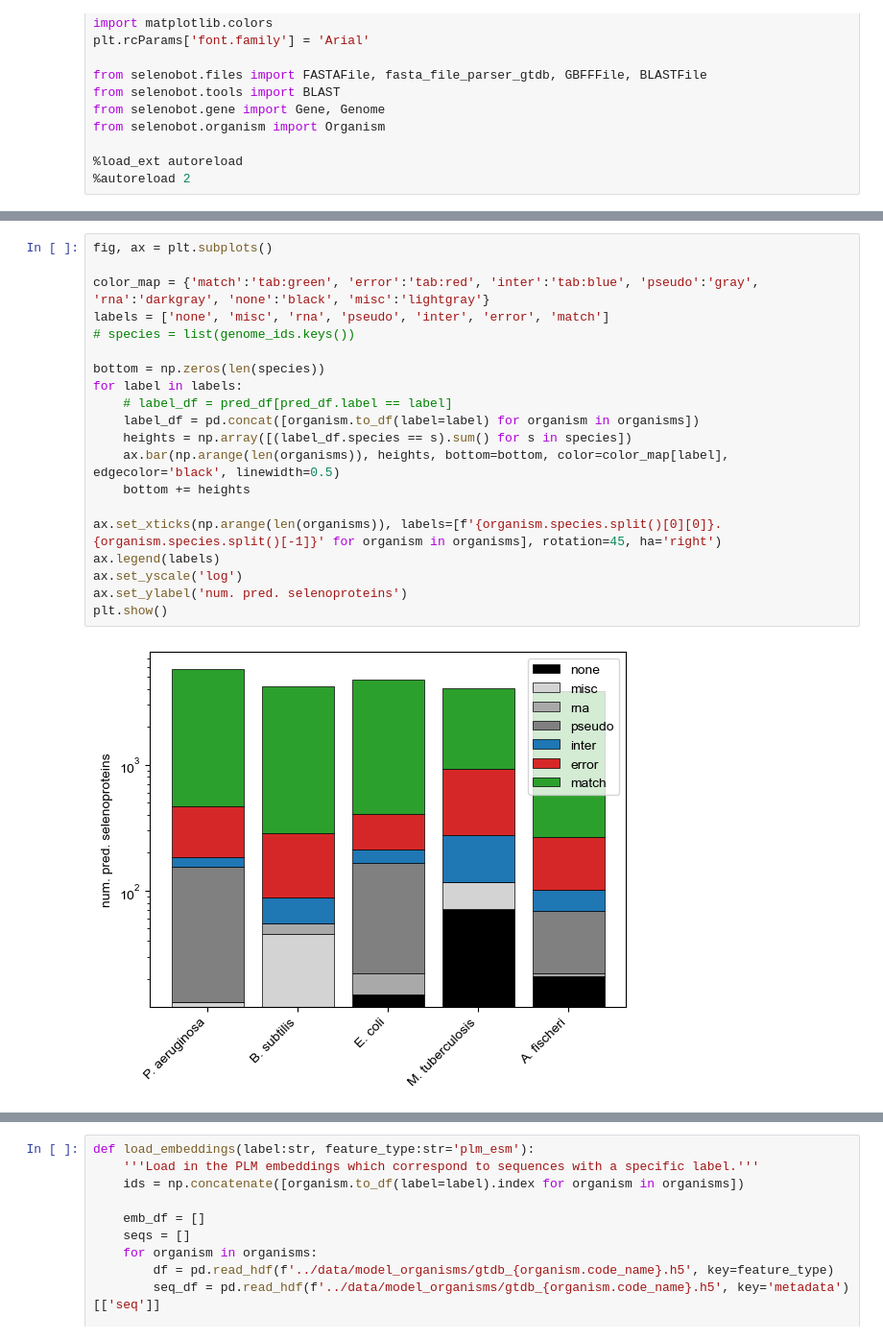
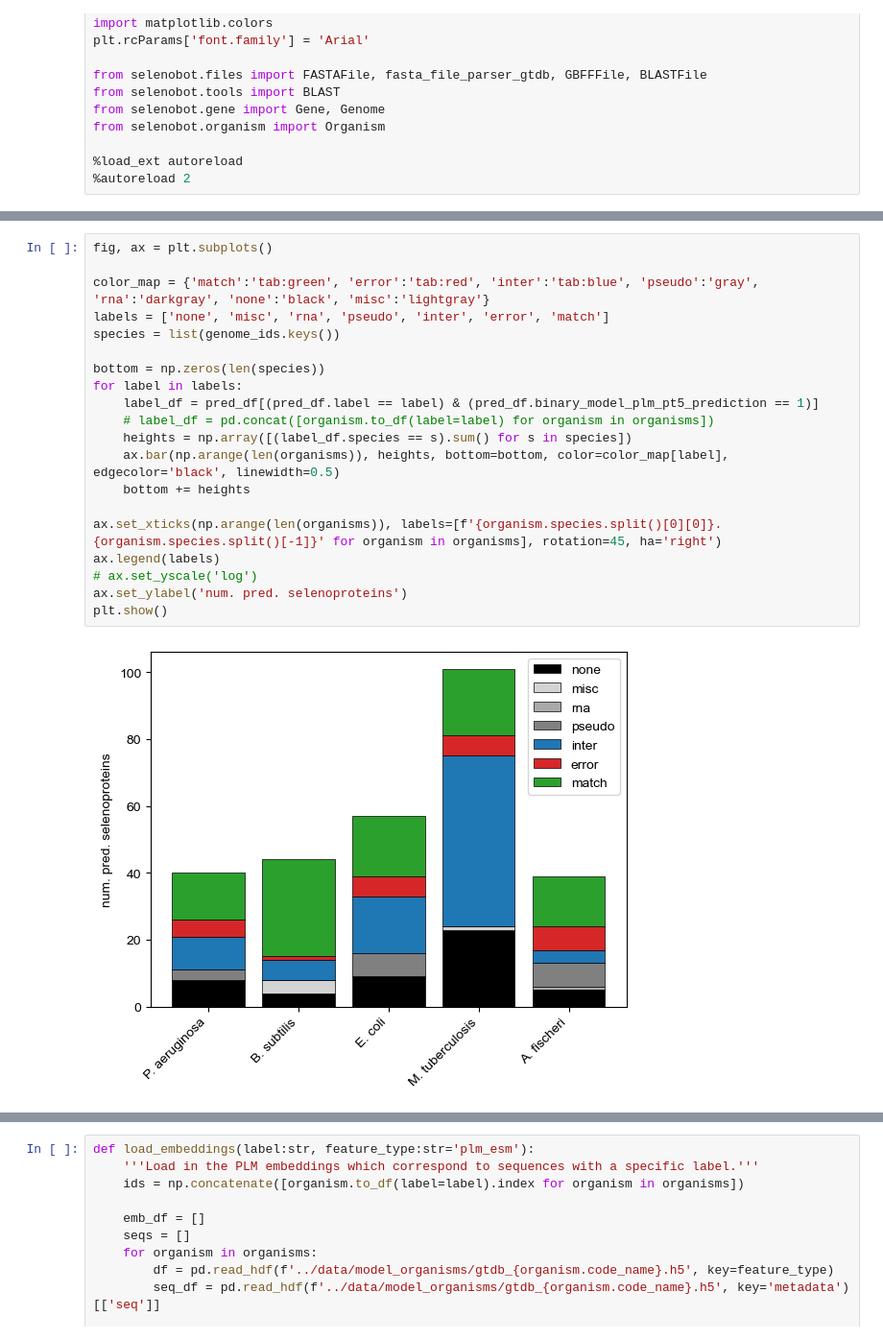
Before and after one commit to pipparichter/selenobot, a Jupyter notebook: notebooks/model-orgs-binary.ipynb, the cells around one changed output, grey strips where cells are left out. Shown at 96% size. Saved outputs shown, nothing was run; the diff lists cells and outputs as text.

```diff
--- a/notebooks/model-orgs-binary.ipynb
+++ b/notebooks/model-orgs-binary.ipynb
@@ -130,25 +177,25 @@ plt.show()
 # %%
 fig, ax = plt.subplots()
 
 color_map = {'match':'tab:green', 'error':'tab:red', 'inter':'tab:blue', 'pseudo':'gray', 'rna':'darkgray', 'none':'black', 'misc':'lightgray'}
 labels = ['none', 'misc', 'rna', 'pseudo', 'inter', 'error', 'match']
-# species = list(genome_ids.keys())
+species = list(genome_ids.keys())
 
 bottom = np.zeros(len(species))
 for label in labels:
-    # label_df = pred_df[pred_df.label == label]
-    label_df = pd.concat([organism.to_df(label=label) for organism in organisms])
+    label_df = pred_df[(pred_df.label == label) & (pred_df.binary_model_plm_pt5_prediction == 1)]
+    # label_df = pd.concat([organism.to_df(label=label) for organism in organisms])
     heights = np.array([(label_df.species == s).sum() for s in species])
     ax.bar(np.arange(len(organisms)), heights, bottom=bottom, color=color_map[label], edgecolor='black', linewidth=0.5)
     bottom += heights
 
 ax.set_xticks(np.arange(len(organisms)), labels=[f'{organism.species.split()[0][0]}. {organism.species.split()[-1]}' for organism in organisms], rotation=45, ha='right')
 ax.legend(labels)
-ax.set_yscale('log')
+# ax.set_yscale('log')
 ax.set_ylabel('num. pred. selenoproteins')
 plt.show()
 # %% [output]
-[figure, old version]
+[figure, new version]
 # %%
 fig, ax = plt.subplots()
 
```
Also changed, not shown: parts of 7 cells of this notebook, 3 other files.
